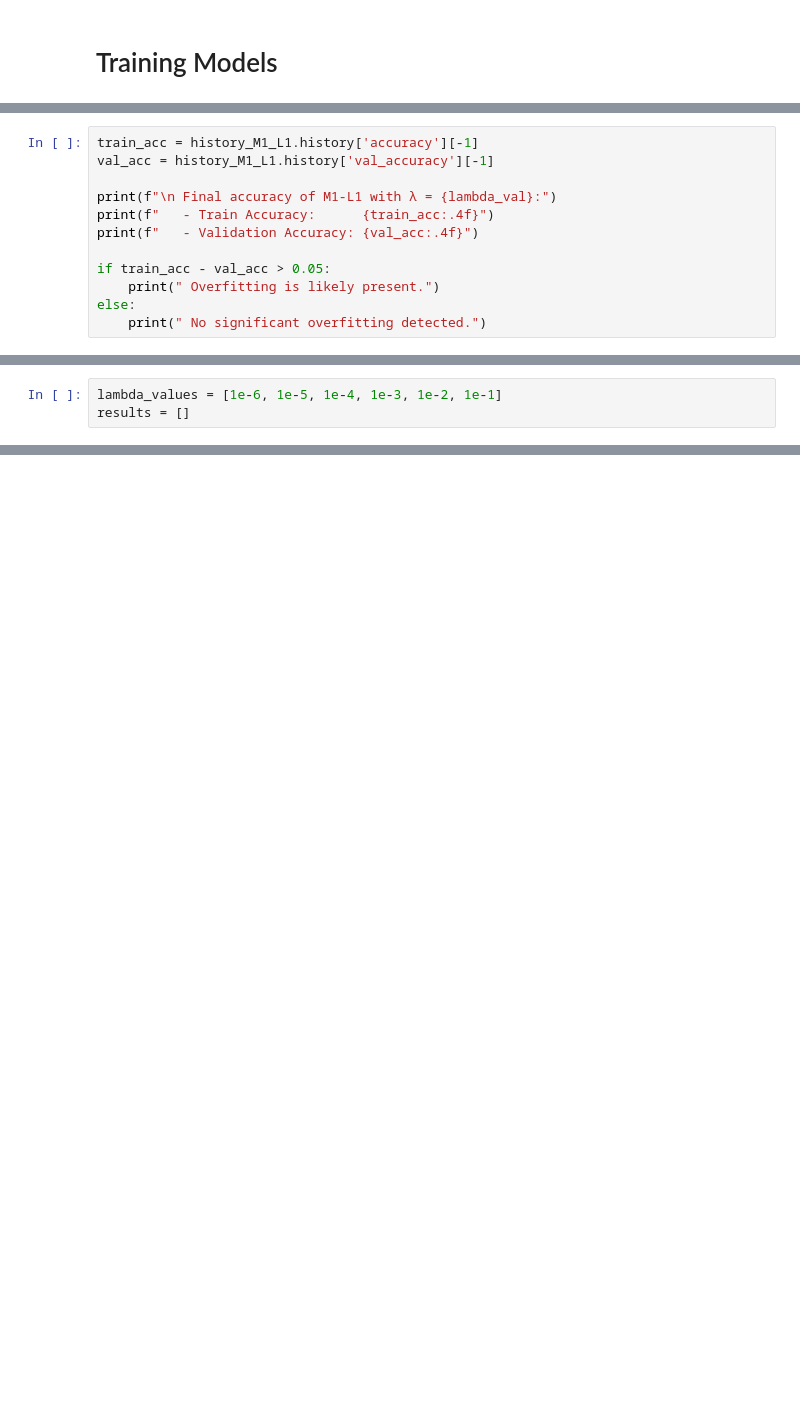
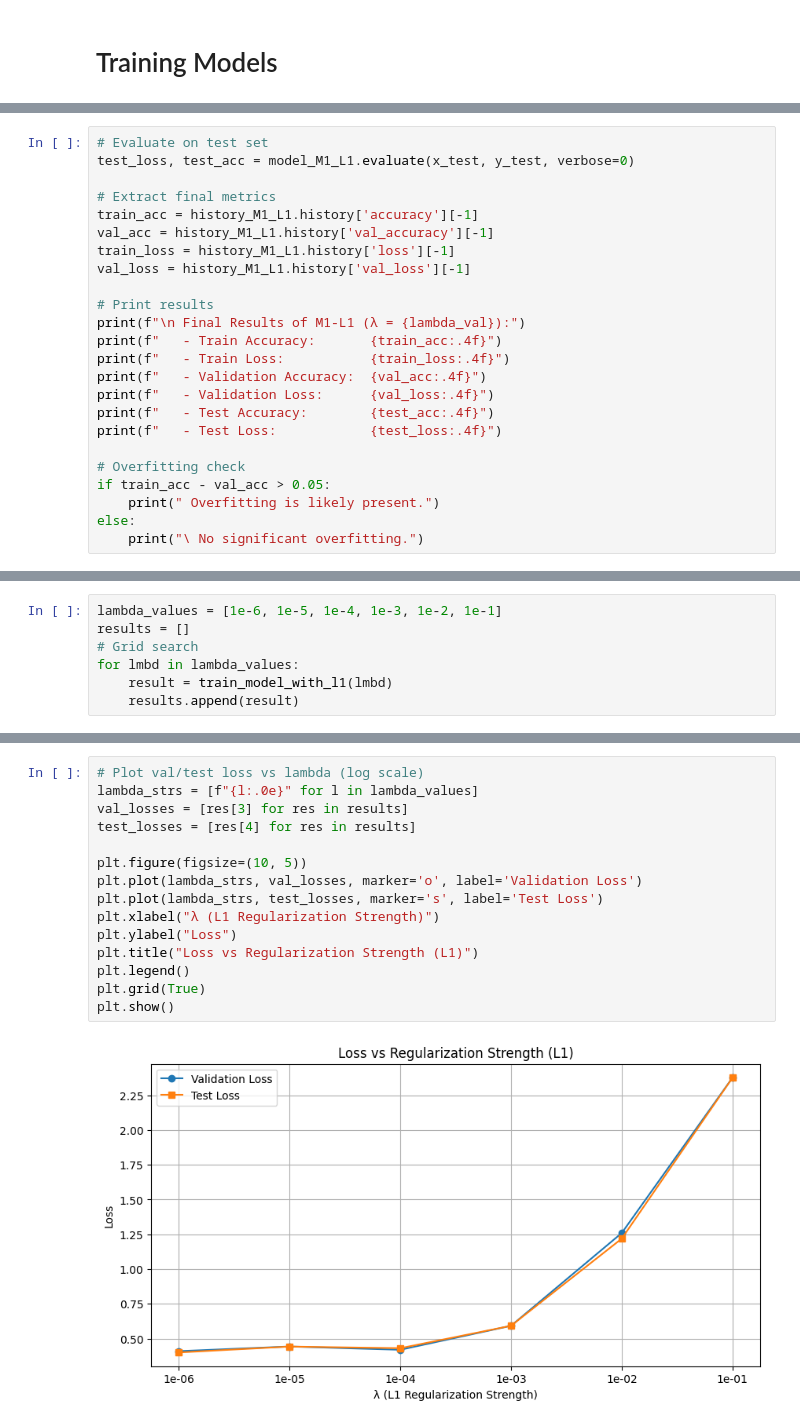
Before and after one commit to Fragoa/Regularizing-Neural-Networks, a Jupyter notebook: Regularizing_Neural_Networks.ipynb, the cells around one changed output, grey strips where cells are left out. Saved outputs shown, nothing was run; the diff lists cells and outputs as text; blank space fills up the shorter version.

```diff
--- a/Regularizing_Neural_Networks.ipynb
+++ b/Regularizing_Neural_Networks.ipynb
@@ -79,13 +138,25 @@ history_M1_L1 = model_M1_L1.fit(x_train, y_train,
 # %%
+# Evaluate on test set
+test_loss, test_acc = model_M1_L1.evaluate(x_test, y_test, verbose=0)
+
+# Extract final metrics
 train_acc = history_M1_L1.history['accuracy'][-1]
 val_acc = history_M1_L1.history['val_accuracy'][-1]
+train_loss = history_M1_L1.history['loss'][-1]
+val_loss = history_M1_L1.history['val_loss'][-1]
 
-print(f"\n Final accuracy of M1-L1 with λ = {lambda_val}:")
-print(f"   - Train Accuracy:      {train_acc:.4f}")
-print(f"   - Validation Accuracy: {val_acc:.4f}")
+# Print results
+print(f"\n Final Results of M1-L1 (λ = {lambda_val}):")
+print(f"   - Train Accuracy:       {train_acc:.4f}")
+print(f"   - Train Loss:           {train_loss:.4f}")
+print(f"   - Validation Accuracy:  {val_acc:.4f}")
+print(f"   - Validation Loss:      {val_loss:.4f}")
+print(f"   - Test Accuracy:        {test_acc:.4f}")
+print(f"   - Test Loss:            {test_loss:.4f}")
 
+# Overfitting check
 if train_acc - val_acc > 0.05:
     print(" Overfitting is likely present.")
 else:
-    print(" No significant overfitting detected.")
+    print("\ No significant overfitting.")
 # %% [output]
@@ -110,3 +226,7 @@ plt.show()
 # %%
 lambda_values = [1e-6, 1e-5, 1e-4, 1e-3, 1e-2, 1e-1]
 results = []
+# Grid search
+for lmbd in lambda_values:
+    result = train_model_with_l1(lmbd)
+    results.append(result)
@@ -113 +255,18 @@ results = []
+# %%
+# Plot val/test loss vs lambda (log scale)
+lambda_strs = [f"{l:.0e}" for l in lambda_values]
+val_losses = [res[3] for res in results]
+test_losses = [res[4] for res in results]
+
+plt.figure(figsize=(10, 5))
+plt.plot(lambda_strs, val_losses, marker='o', label='Validation Loss')
+plt.plot(lambda_strs, test_losses, marker='s', label='Test Loss')
+plt.xlabel("λ (L1 Regularization Strength)")
+plt.ylabel("Loss")
+plt.title("Loss vs Regularization Strength (L1)")
+plt.legend()
+plt.grid(True)
+plt.show()
+# %% [output]
+[figure, added]
 # %%
```
Also changed, not shown: parts of 25 cells of this notebook.
